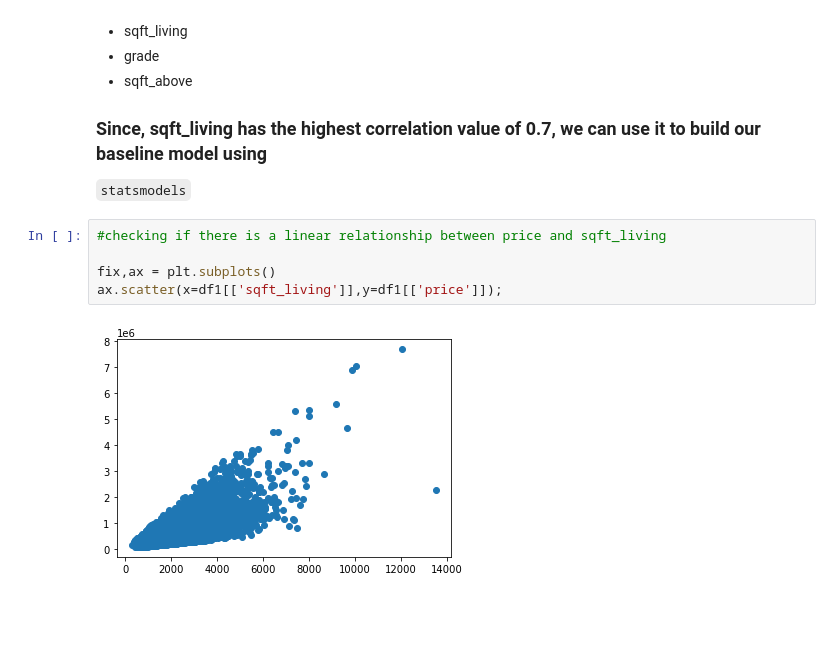
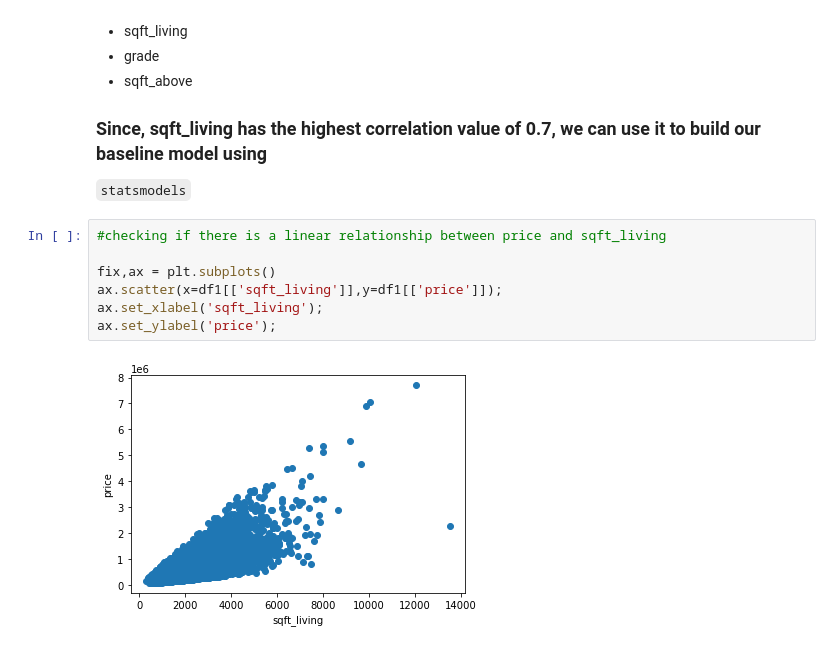
Before and after one commit to rahulakrish/linear_regression, a Jupyter notebook: phase2_project_rev1.ipynb, the cells around one changed output. Saved outputs shown, nothing was run; the diff lists cells and outputs as text; blank space fills up the shorter version.

```diff
--- a/phase2_project_rev1.ipynb
+++ b/phase2_project_rev1.ipynb
@@ -166,7 +168,9 @@ sns.heatmap(corr,cmap='Blues',annot=True);
 # %%
 #checking if there is a linear relationship between price and sqft_living
 
 fix,ax = plt.subplots()
 ax.scatter(x=df1[['sqft_living']],y=df1[['price']]);
+ax.set_xlabel('sqft_living');
+ax.set_ylabel('price');
 # %% [output]
-[figure, old version]
+[figure, new version]
```
Also changed, not shown: parts of 10 cells of this notebook.
